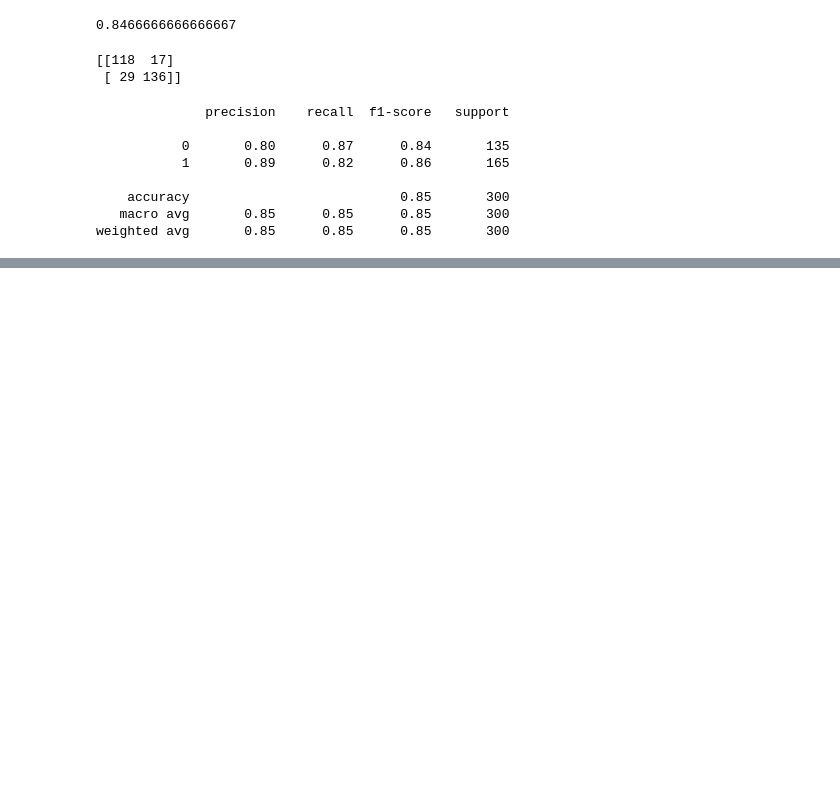
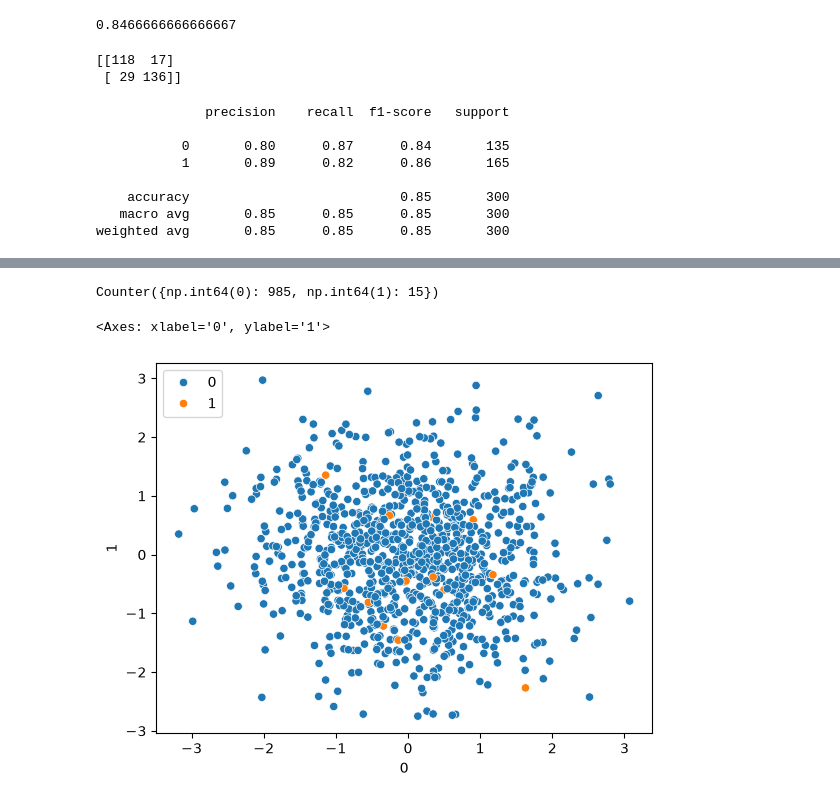
Before and after one commit to Raaqiv55/ml-dl, a Jupyter notebook: logistic-regression/logistic-reg.ipynb, the cells around one changed output, grey strips where cells are left out. Drawn from its saved outputs; the diff is of its cells as text; code cells hidden in the pictures; blank space fills up the shorter version.

```diff
--- a/logistic-regression/logistic-reg.ipynb
+++ b/logistic-regression/logistic-reg.ipynb
@@ -92,0 +307,2 @@ weighted avg       0.85      0.85      0.85       300
+# %%
+X, y = make_classification(n_samples=1000, n_informative=2, n_clusters_per_class=1, n_redundant=0, weights=[0.99], random_state=10)
@@ -92,0 +345,4 @@ weighted avg       0.85      0.85      0.85       300
+# %%
+Counter(y)
+# %% [output]
+Counter({np.int64(0): 985, np.int64(1): 15})
@@ -92,0 +351,6 @@ weighted avg       0.85      0.85      0.85       300
+# %%
+data = pd.DataFrame(X)
+sns.scatterplot(data=data,x=data[0],y=data[1],hue=y)
+# %% [output]
+<Axes: xlabel='0', ylabel='1'>
+[figure, added]
```
Also changed, not shown: parts of 53 cells of this notebook.
